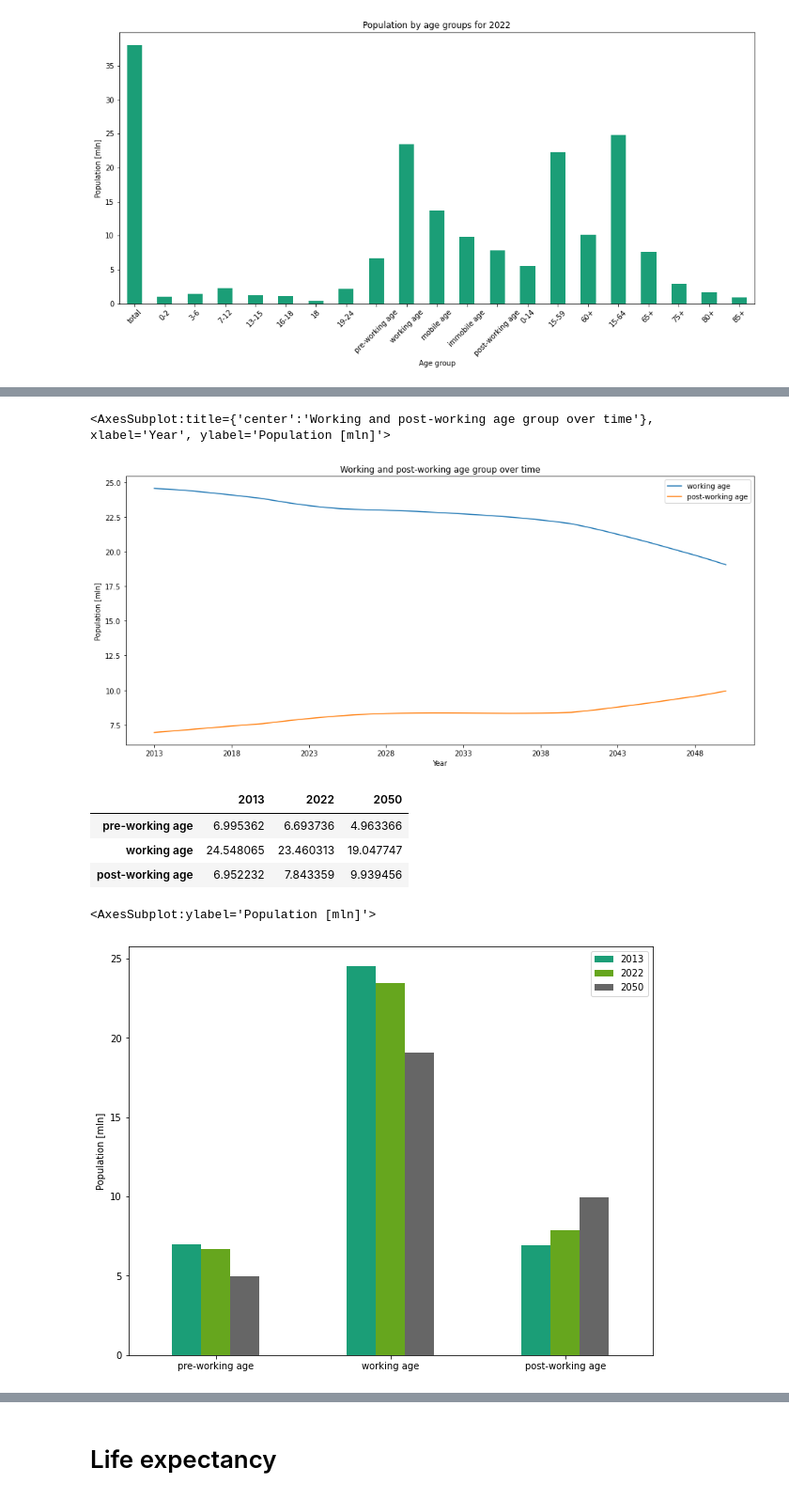
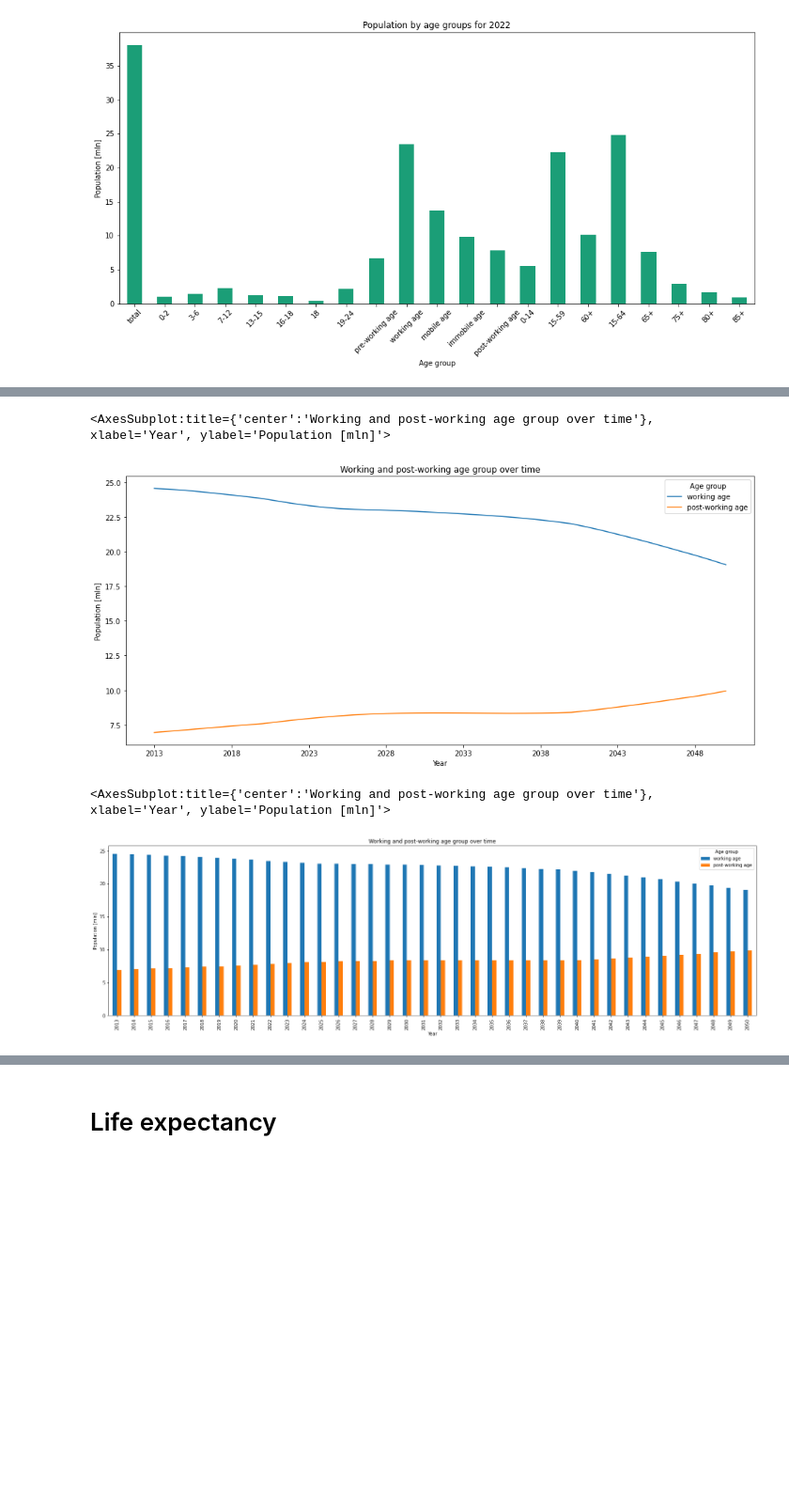
Before and after one commit to adrolc/data-analysis, a Jupyter notebook: demographics_of_poland/demographics_of_poland.ipynb, the cells around one changed output, grey strips where cells are left out. Shown at 94% size. Cells and saved outputs as stored; diff of their text form; code cells hidden in the pictures; blank space fills up the shorter version.

```diff
--- a/demographics_of_poland/demographics_of_poland.ipynb
+++ b/demographics_of_poland/demographics_of_poland.ipynb
@@ -383,28 +397,21 @@ work_df2
 # %%
-work_df2.plot(figsize=(16,7), ylabel="Population [mln]", title='Working and post-working age group over time')
+age_group_population_df.plot(
+    y = ['working age', 'post-working age'],
+    figsize=(16, 7),
+    ylabel="Population [mln]",
+    title="Working and post-working age group over time",
+)
 # %% [output]
 <AxesSubplot:title={'center':'Working and post-working age group over time'}, xlabel='Year', ylabel='Population [mln]'>
-[figure, old version]
+[figure, new version]
-# %%
-work_df = pd.DataFrame(index=['pre-working age', 'working age', 'post-working age'])
-
-work_df['2013'] = total_df.loc['2013']['Population [mln]'][[8,9,12]]
-work_df['2022'] = total_df.loc['2022']['Population [mln]'][[8,9,12]]
-work_df['2050'] = total_df.loc['2050']['Population [mln]'][[8,9,12]]
-
-work_df.head()
-# %% [output]
-|  | 2013 | 2022 | 2050 |
-| pre-working age | 6.995362 | 6.693736 | 4.963366 |
-| working age | 24.548065 | 23.460313 | 19.047747 |
-| post-working age | 6.952232 | 7.843359 | 9.939456 |
-# %%
-work_df.plot(kind='bar',
-    colormap='Dark2',
-    figsize=(10,8),
-    ylabel='Population [mln]',
-    title='',
-    rot=0,)
-# %% [output]
-<AxesSubplot:ylabel='Population [mln]'>
-[figure, removed]
+# %%
+age_group_population_df.plot(
+    kind = 'bar',
+    y = ['working age', 'post-working age'],
+    figsize=(26, 7),
+    ylabel="Population [mln]",
+    title="Working and post-working age group over time",
+)
+# %% [output]
+<AxesSubplot:title={'center':'Working and post-working age group over time'}, xlabel='Year', ylabel='Population [mln]'>
+[figure, added]
```
Also changed, not shown: parts of 18 cells of this notebook.
